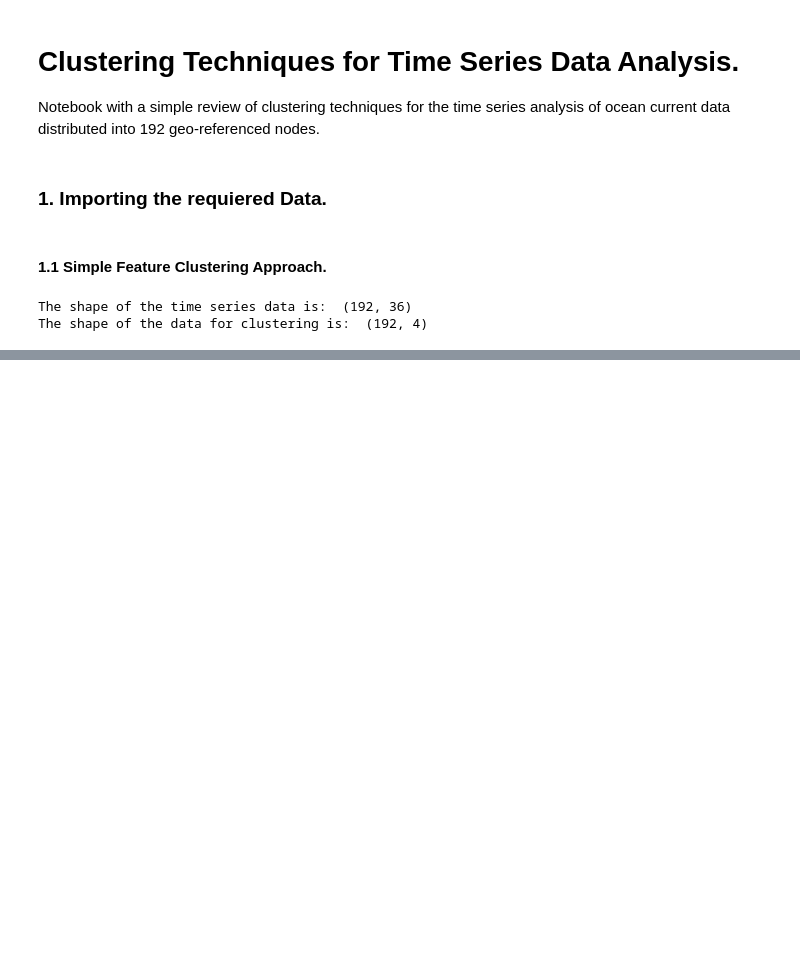
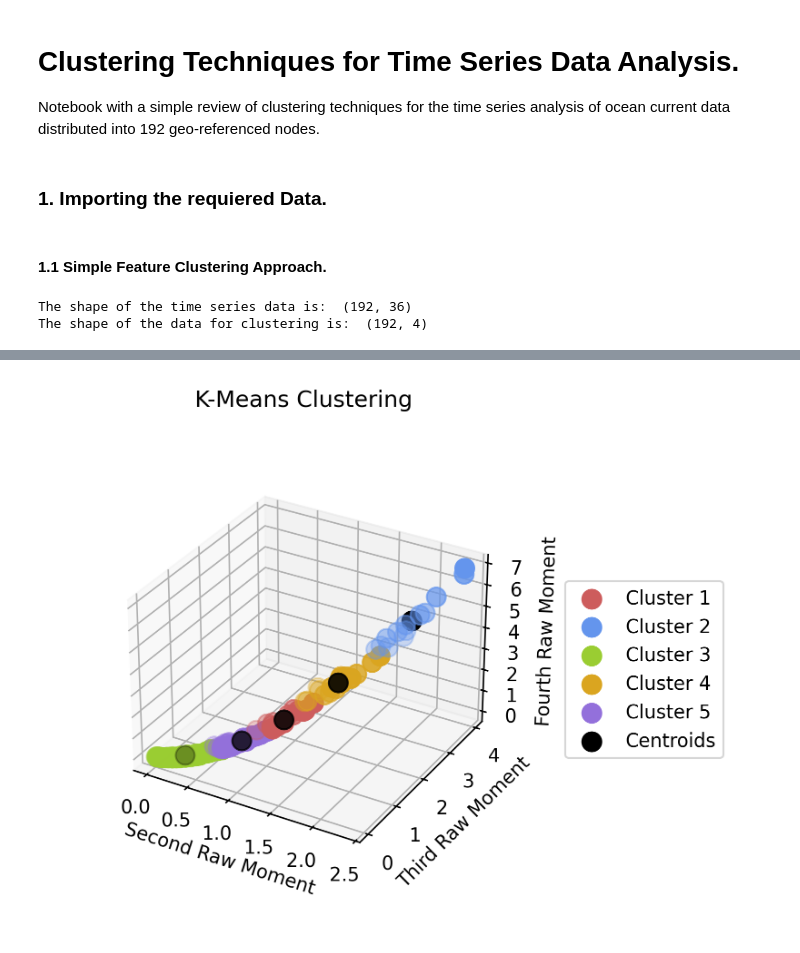
Before and after one commit to gcanop120/Clustering_Nodes_for_Time_Series, a Jupyter notebook: clustering techniques.ipynb, the cells around one changed output, grey strips where cells are left out. Drawn from its saved outputs; the diff is of its cells as text; code cells hidden in the pictures; blank space fills up the shorter version.

```diff
--- a/clustering techniques.ipynb
+++ b/clustering techniques.ipynb
@@ -52,0 +76,21 @@ plt.savefig("Elbow_Method_KMeans.png", bbox_inches='tight')
+# %%
+# Plotting the centroids of the clusters in a 3D space.
+from mpl_toolkits.mplot3d import Axes3D
+
+fig = plt.figure(figsize=(6.4, 4.8), dpi=300)
+ax = fig.add_subplot(111, projection='3d')
+ax.scatter(X_kmean[y_kmeans == 0, 0], X_kmean[y_kmeans == 0, 1], X_kmean[y_kmeans == 0, 2], s=100, c='IndianRed', label='Cluster 1')
+ax.scatter(X_kmean[y_kmeans == 1, 0], X_kmean[y_kmeans == 1, 1], X_kmean[y_kmeans == 1, 2], s=100, c='CornFlowerBlue', label='Cluster 2')
+ax.scatter(X_kmean[y_kmeans == 2, 0], X_kmean[y_kmeans == 2, 1], X_kmean[y_kmeans == 2, 2], s=100, c='YellowGreen', label='Cluster 3')
+ax.scatter(X_kmean[y_kmeans == 3, 0], X_kmean[y_kmeans == 3, 1], X_kmean[y_kmeans == 3, 2], s=100, c='GoldenRod', label='Cluster 4')
+ax.scatter(X_kmean[y_kmeans == 4, 0], X_kmean[y_kmeans == 4, 1], X_kmean[y_kmeans == 4, 2], s=100, c='MediumPurple', label='Cluster 5')
+ax.scatter(kmeans.cluster_centers_[:, 0], kmeans.cluster_centers_[:, 1], kmeans.cluster_centers_[:, 2], s=100, c='black', label='Centroids')
+ax.set_title('K-Means Clustering', fontsize=12)
+ax.set_xlabel('Second Raw Moment', fontsize=10)
+ax.set_ylabel('Third Raw Moment', fontsize=10)
+ax.set_zlabel('Fourth Raw Moment', fontsize=10)
+ax.set_box_aspect(None, zoom=0.8)
+ax.legend(loc='center left', bbox_to_anchor=(1, 0.5))
+plt.savefig("KMeans_Clustering_3D.png", bbox_inches='tight')
+# %% [output]
+[figure, added]
```
Also changed, not shown: parts of 3 cells of this notebook, 1 other file.
